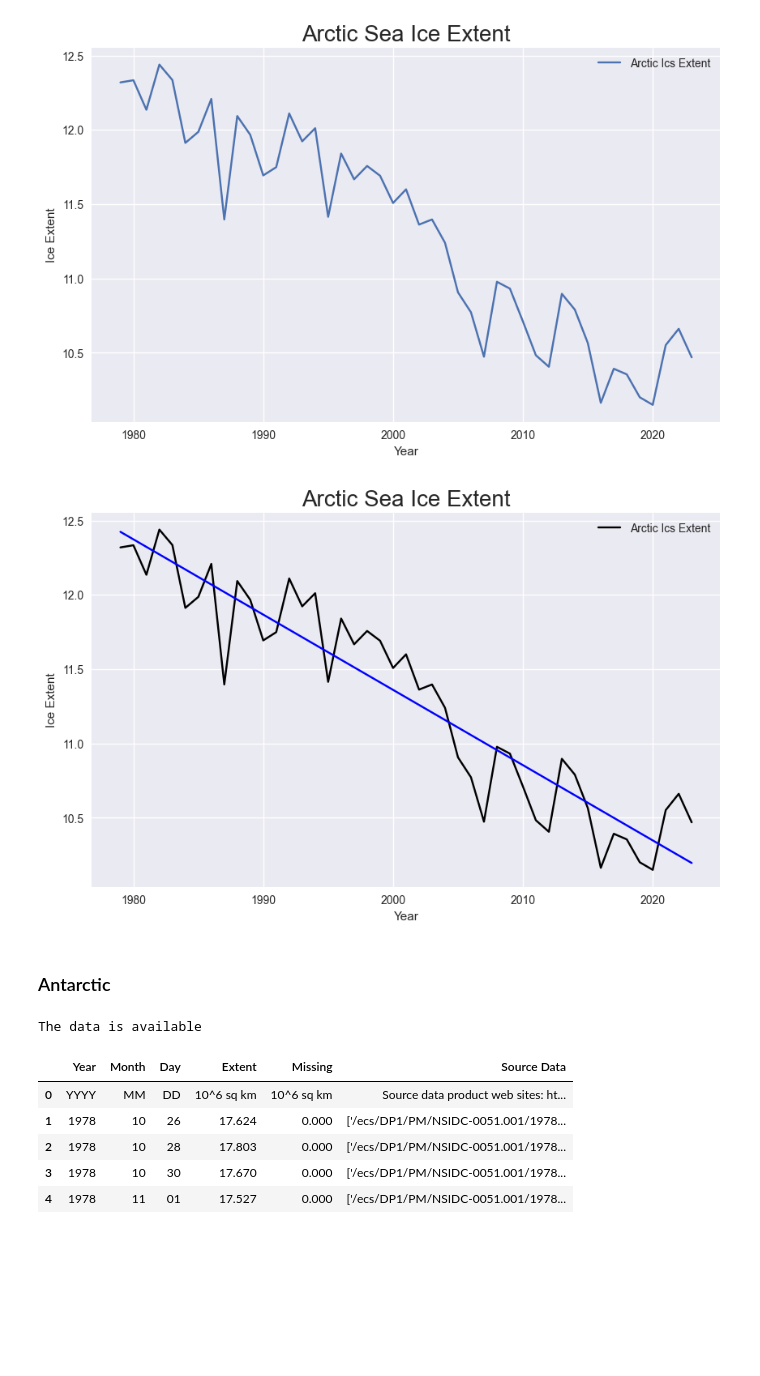
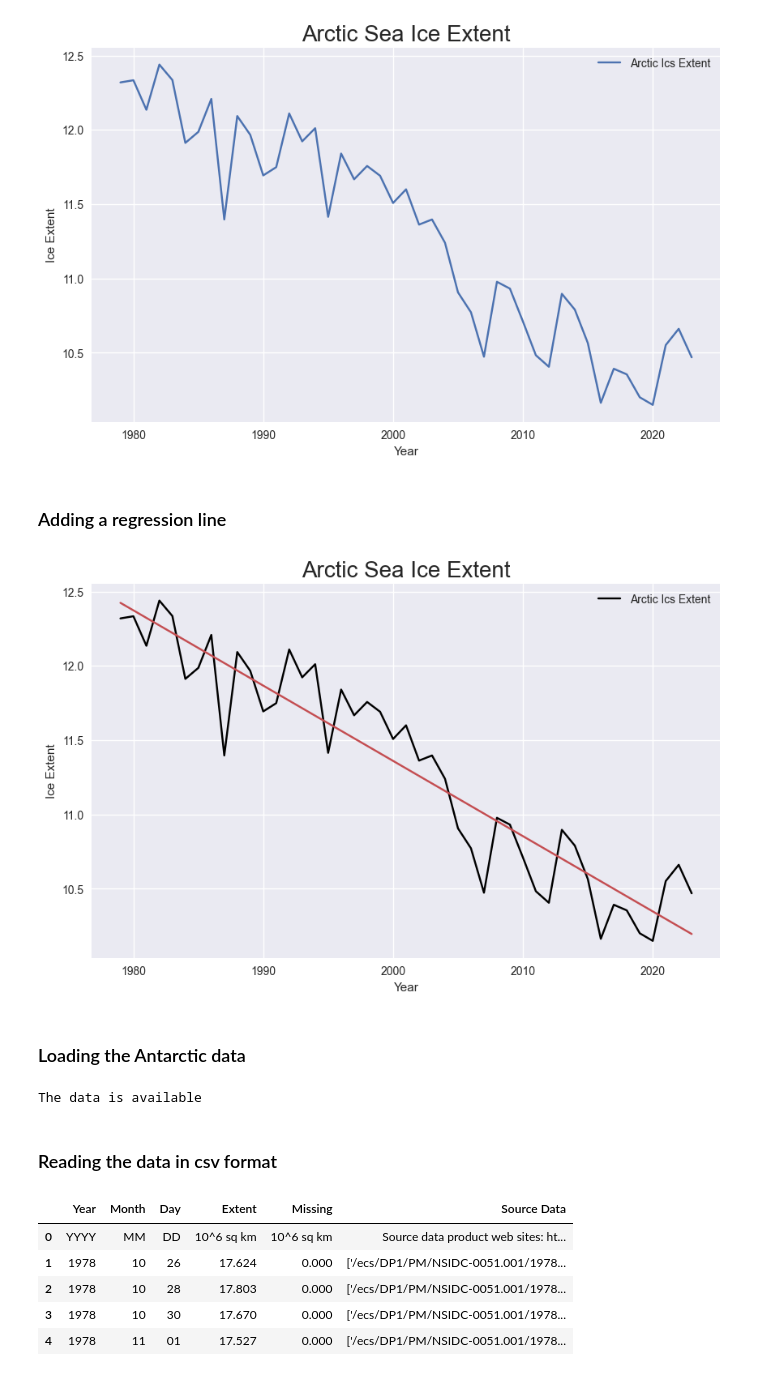
Before and after one commit to dilancroos/ice_extent, a Jupyter notebook: sea_ice.ipynb, the cells around one changed output. Drawn from its saved outputs; the diff is of its cells as text; code cells hidden in the pictures; blank space fills up the shorter version.

```diff
--- a/sea_ice.ipynb
+++ b/sea_ice.ipynb
@@ -18,11 +36,12 @@ We removed the data for 1978 as there was only two months of data and that is no
 # %%
+# Importing libraries
 import pandas as pd
 import numpy as np
 import matplotlib.pyplot as plt
-# import seaborn as sns
+import seaborn as sns
 import watermark
 import requests
 import pathlib
 import zipfile
-# sns.set_theme()
+sns.set_theme()
 # %% [markdown]
@@ -209,26 +225,28 @@ plt.legend()
 plt.show()
 # %% [output]
 [figure]
+# %% [markdown]
+### Adding a regression line
 # %%
 # Add regression line
 # plot the data
 plt.style.use('seaborn-v0_8')
 plt.figure(figsize=(10, 6))
 plt.plot(n_seaice_grouped['Extent'], label='Arctic Ics Extent', color='black')
 plt.xlabel('Year')
 plt.ylabel('Ice Extent')
 plt.title('Arctic Sea Ice Extent', fontsize=20)
 plt.legend()
 
 # Add regression line
 z = np.polyfit(n_seaice_grouped.index, n_seaice_grouped['Extent'], 1)
 p = np.poly1d(z)
-plt.plot(n_seaice_grouped.index, p(n_seaice_grouped.index), "b-")
+plt.plot(n_seaice_grouped.index, p(n_seaice_grouped.index), "r-")
 plt.show()
 # %% [output]
-[figure, old version]
+[figure, new version]
 # %% [markdown]
-### Antarctic
+### Loading the Antarctic data
 # %%
 # if the data is not available, download it
 
@@ -245,6 +263,8 @@ else:
         f.write(r.content)
 # %% [output]
 The data is available
+# %% [markdown]
+### Reading the data in csv format
 # %%
 s_seaice = pd.read_csv ('Datasets/S_seaice_extent_daily_v3.0.csv', header=0)
 
```
Also changed, not shown: parts of 42 cells of this notebook.
